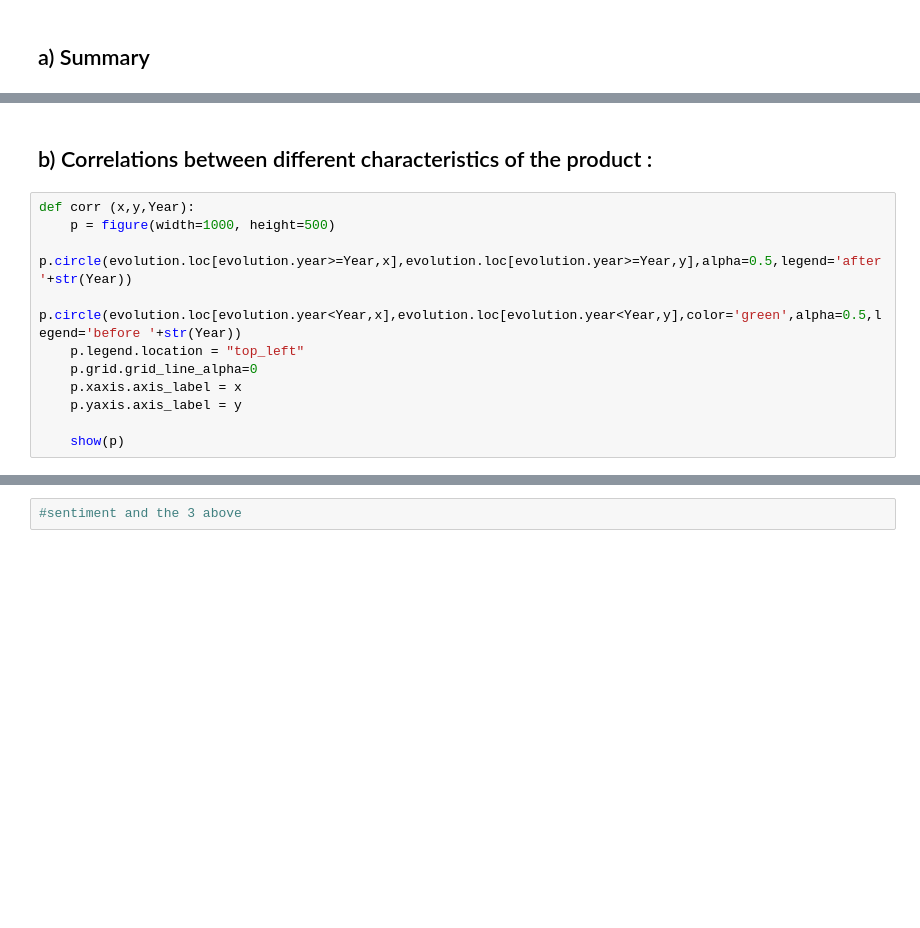
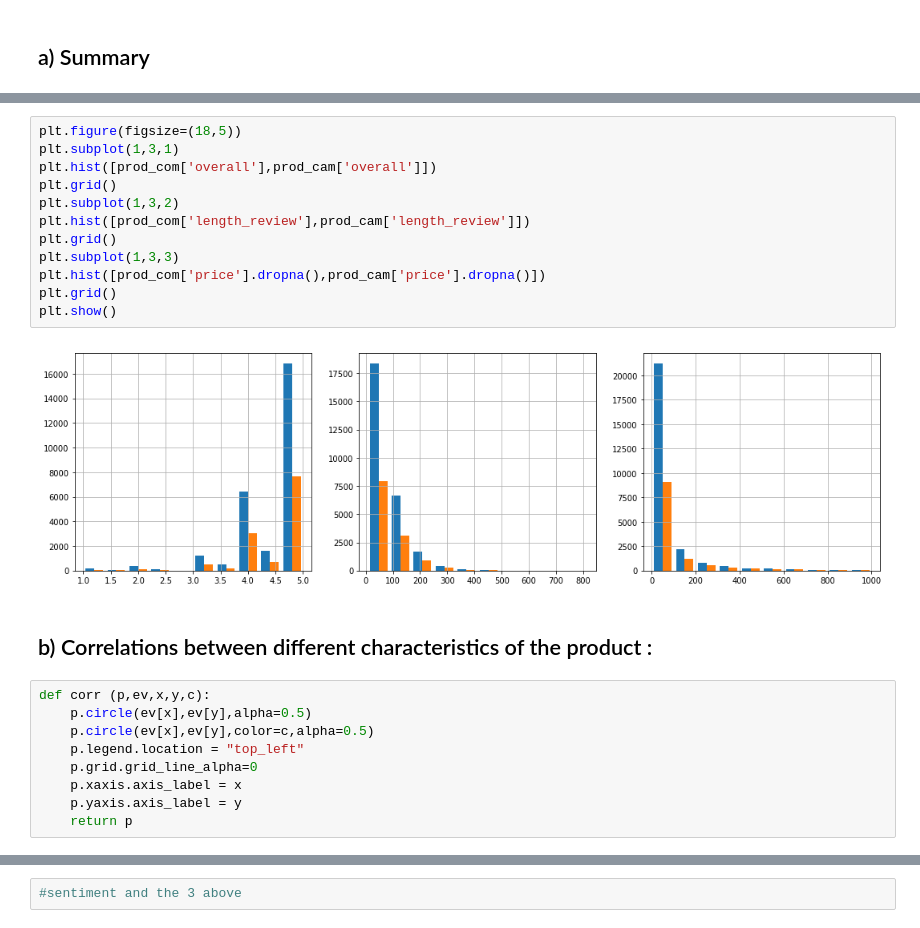
Before and after one commit to sourabhlal/ada2017, a Jupyter notebook: Project/timeline_distribution_correlations.ipynb, the cells around one changed output, grey strips where cells are left out. Cells and saved outputs as stored; diff of their text form; blank space fills up the shorter version.

```diff
--- a/Project/timeline_distribution_correlations.ipynb
+++ b/Project/timeline_distribution_correlations.ipynb
@@ -242,13 +301,25 @@ Loading BokehJS ...
+# %%
+plt.figure(figsize=(18,5))
+plt.subplot(1,3,1)
+plt.hist([prod_com['overall'],prod_cam['overall']])
+plt.grid()
+plt.subplot(1,3,2)
+plt.hist([prod_com['length_review'],prod_cam['length_review']])
+plt.grid()
+plt.subplot(1,3,3)
+plt.hist([prod_com['price'].dropna(),prod_cam['price'].dropna()])
+plt.grid()
+plt.show()
+# %% [output]
+[figure, added]
 # %% [markdown]
 ## b) Correlations between different characteristics of the product :
 # %%
-def corr (x,y,Year):
-    p = figure(width=1000, height=500)
-    p.circle(evolution.loc[evolution.year>=Year,x],evolution.loc[evolution.year>=Year,y],alpha=0.5,legend='after '+str(Year))
-    p.circle(evolution.loc[evolution.year<Year,x],evolution.loc[evolution.year<Year,y],color='green',alpha=0.5,legend='before '+str(Year))
+def corr (p,ev,x,y,c):
+    p.circle(ev[x],ev[y],alpha=0.5)
+    p.circle(ev[x],ev[y],color=c,alpha=0.5)
     p.legend.location = "top_left"
     p.grid.grid_line_alpha=0
     p.xaxis.axis_label = x
     p.yaxis.axis_label = y
-
-    show(p)
+    return p
```
Also changed, not shown: parts of 47 cells of this notebook, 1 other file.
